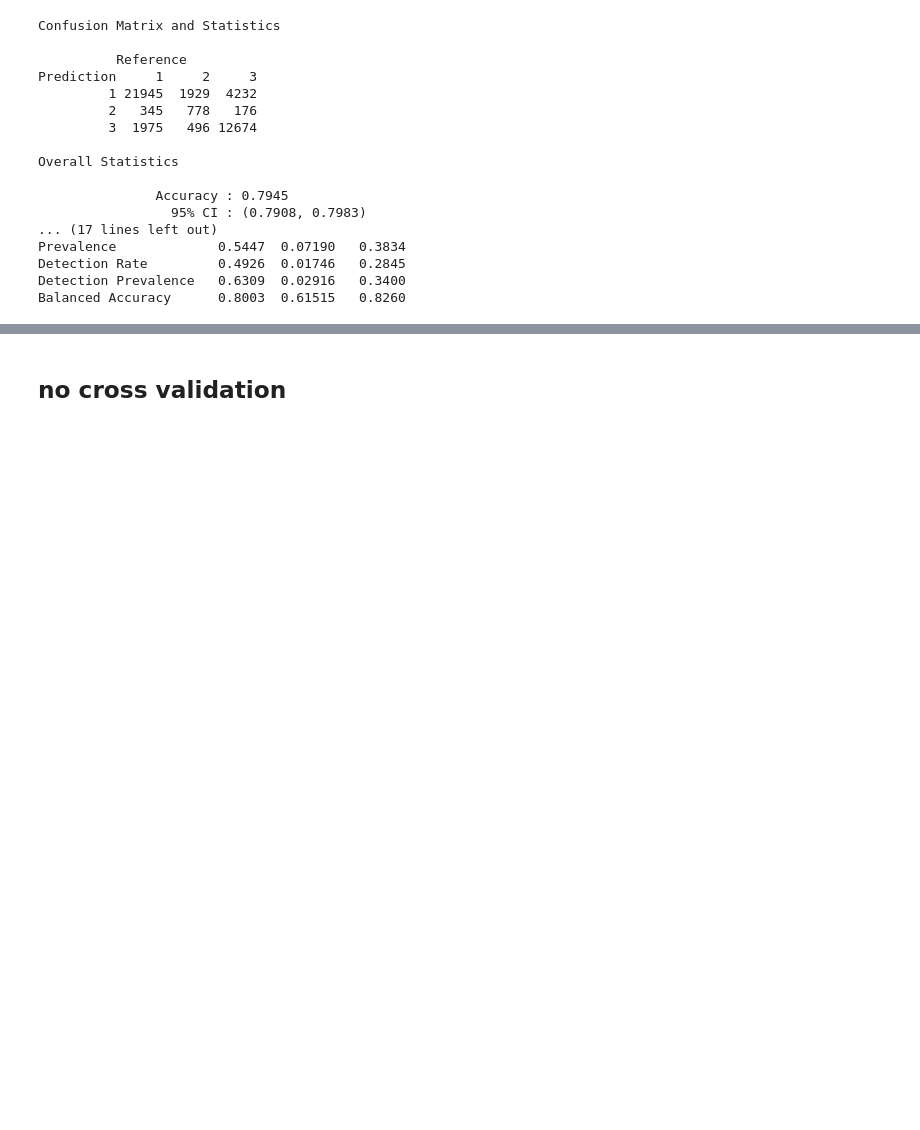
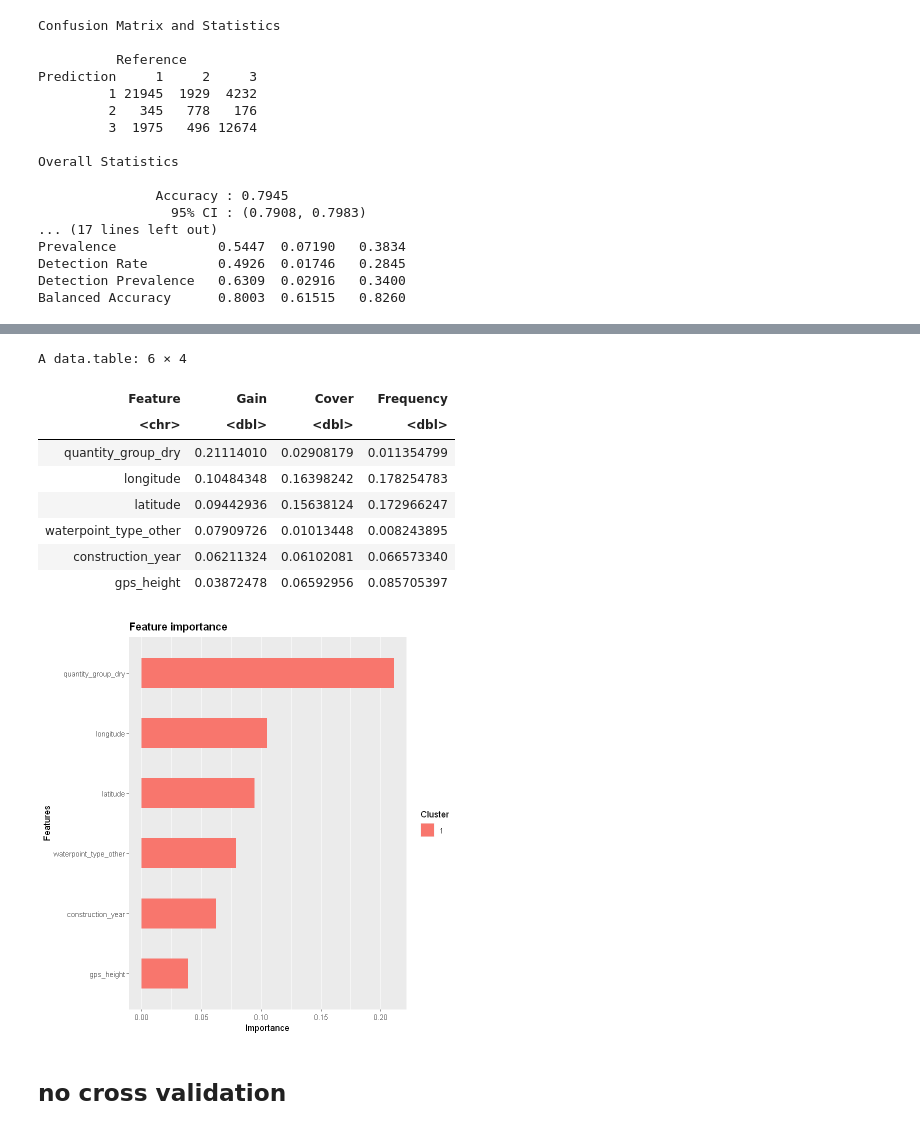
Before and after one commit to Maxlanglet/Projet_ML, a Jupyter notebook: xgBoost.ipynb, the cells around one changed output, grey strips where cells are left out. Drawn from its saved outputs; the diff is of its cells as text; code cells hidden in the pictures; blank space fills up the shorter version.

```diff
--- a/xgBoost.ipynb
+++ b/xgBoost.ipynb
@@ -334,8 +334,8 @@ num_class
 params = list(
   booster="gbtree",
   eta=0.3,#79% #0.001 : 72%
-  max_depth=5,
-  gamma=3,
+  max_depth=8,#5, 79%, #8 : 80,54%
+  gamma=2,#avant 3, à 0 : 80,66%
   subsample=0.75,
   colsample_bytree=1,
   objective="multi:softprob",
@@ -432,3 +432,21 @@ Prevalence             0.5447  0.07190   0.3834
 Detection Rate         0.4926  0.01746   0.2845
 Detection Prevalence   0.6309  0.02916   0.3400
 Balanced Accuracy      0.8003  0.61515   0.8260
+# %%
+bst_model <- xgb.train(params = params,
+                       data = xgb.train,
+                       nrounds = 350)
+# nround = 100 : accuracy = 78%
+# nround = 250 : accuracy = 80%
+# Predict hold-out test set
+test_pred <- predict(bst_model, newdata = xgb.test)
+test_prediction <- matrix(test_pred, nrow = num_class,
+                          ncol=length(test_pred)/num_class) %>%
+  t() %>%
+  data.frame() %>%
+  mutate(label = test.label + 1,
+         max_prob = max.col(., "last"))
+# confusion matrix of test set
+confusionMatrix(factor(test_prediction$max_prob),
+                factor(test_prediction$label),
+                mode = "everything")
@@ -435,3 +471,23 @@ Balanced Accuracy      0.8003  0.61515   0.8260
+# %%
+# get the feature real names
+names <-  colnames(set_labels[,-1])
+# compute feature importance matrix
+importance_matrix = xgb.importance(feature_names = names, model = bst_model)
+head(importance_matrix)
+# plot
+gp = xgb.ggplot.importance(head(importance_matrix))
+print(gp)
+# %% [output]
+A data.table: 6 × 4
+| Feature | Gain | Cover | Frequency |
+| <chr> | <dbl> | <dbl> | <dbl> |
+| quantity_group_dry | 0.21114010 | 0.02908179 | 0.011354799 |
+| longitude | 0.10484348 | 0.16398242 | 0.178254783 |
+| latitude | 0.09442936 | 0.15638124 | 0.172966247 |
+| waterpoint_type_other | 0.07909726 | 0.01013448 | 0.008243895 |
+| construction_year | 0.06211324 | 0.06102081 | 0.066573340 |
+| gps_height | 0.03872478 | 0.06592956 | 0.085705397 |
+[figure, added]
 # %%
 # Define the parameters for multinomial classification
 num_class = length(levels(states))
```
Also changed, not shown: parts of 2 cells of this notebook.
